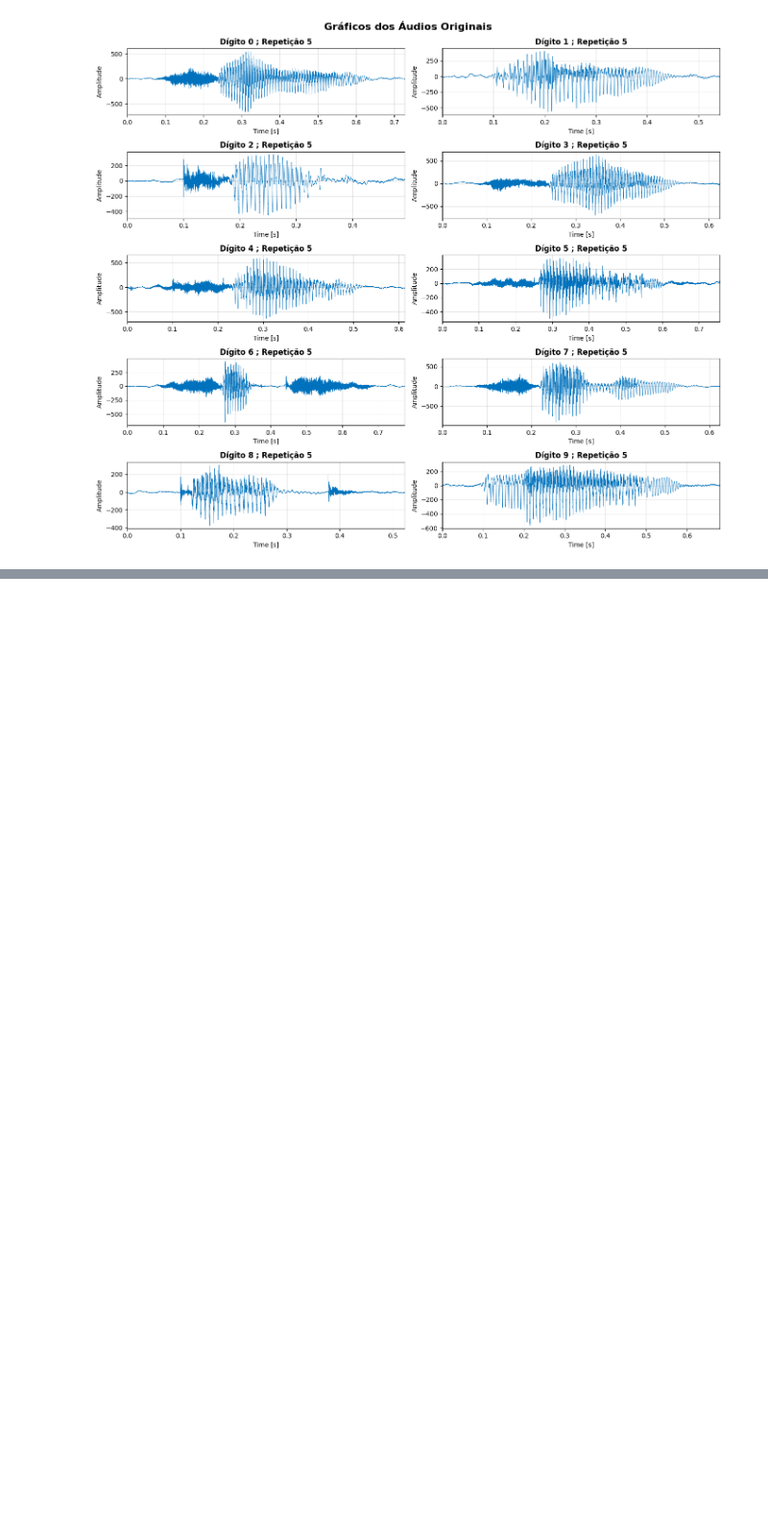
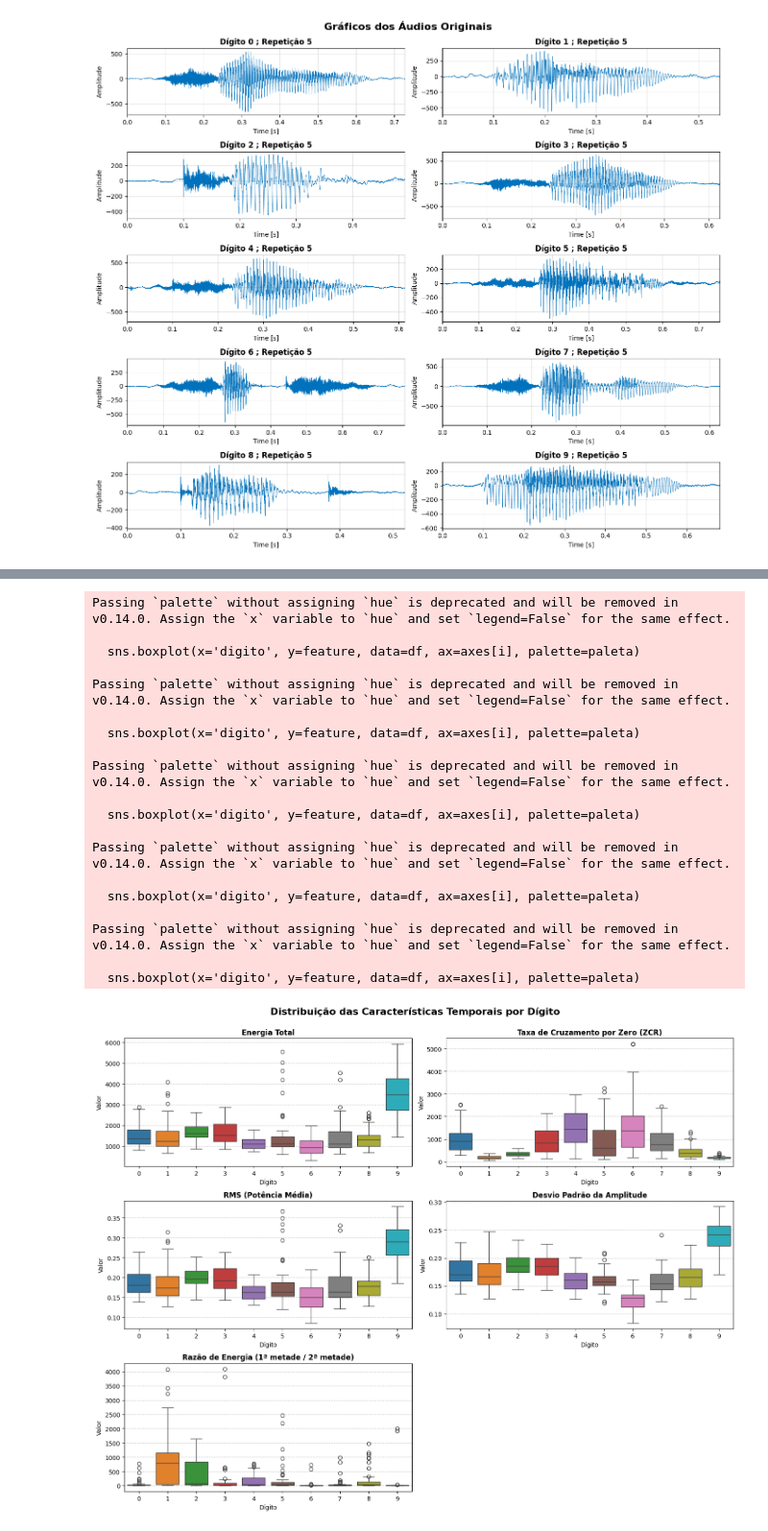
Before and after one commit to tdamiaon/ATD-Projeto, a Jupyter notebook: ATD_Projeto.ipynb, the cells around one changed output, grey strips where cells are left out. Shown at 96% size. Drawn from its saved outputs; the diff is of its cells as text; code cells hidden in the pictures; blank space fills up the shorter version.

```diff
--- a/ATD_Projeto.ipynb
+++ b/ATD_Projeto.ipynb
@@ -64,0 +150,53 @@ plt.show()
+# %%
+import matplotlib.pyplot as plt
+import seaborn as sns
+
+# Definir a paleta de cores para os 10 dígitos
+paleta = sns.color_palette("tab10", 10)
+
+# Lista das 5 características temporais que calculámos no Passo 7
+features = ['energia_total', 'zcr', 'rms', 'desvio_padrao', 'razao_energia']
+nomes_features = ['Energia Total', 'Taxa de Cruzamento por Zero (ZCR)',
+                  'RMS (Potência Média)', 'Desvio Padrão da Amplitude',
+                  'Razão de Energia (1ª metade / 2ª metade)']
+
+# --- 1. Criar a grelha de Boxplots para avaliar individualmente cada feature ---
+fig, axes = plt.subplots(nrows=3, ncols=2, figsize=(15, 12))
+fig.suptitle('Distribuição das Características Temporais por Dígito', fontsize=16, fontweight='bold')
+
+# Achatar a matriz de eixos para facilitar o loop
+axes = axes.flatten()
+
+for i, feature in enumerate(features):
+    sns.boxplot(x='digito', y=feature, data=df, ax=axes[i], palette=paleta)
+    axes[i].set_title(nomes_features[i], fontweight='bold')
+    axes[i].set_xlabel('Dígito')
+    axes[i].set_ylabel('Valor')
+    axes[i].grid(axis='y', linestyle='--', alpha=0.7)
+
+# Ocultar o último gráfico (vazio) pois temos 5 features para 6 espaços
+axes[5].set_visible(False)
+plt.tight_layout()
+fig.subplots_adjust(top=0.92)
+plt.show()
+# %% [output]
+Passing `palette` without assigning `hue` is deprecated and will be removed in v0.14.0. Assign the `x` variable to `hue` and set `legend=False` for the same effect.
+
+  sns.boxplot(x='digito', y=feature, data=df, ax=axes[i], palette=paleta)
+
+Passing `palette` without assigning `hue` is deprecated and will be removed in v0.14.0. Assign the `x` variable to `hue` and set `legend=False` for the same effect.
+
+  sns.boxplot(x='digito', y=feature, data=df, ax=axes[i], palette=paleta)
+
+Passing `palette` without assigning `hue` is deprecated and will be removed in v0.14.0. Assign the `x` variable to `hue` and set `legend=False` for the same effect.
+
+  sns.boxplot(x='digito', y=feature, data=df, ax=axes[i], palette=paleta)
+
+Passing `palette` without assigning `hue` is deprecated and will be removed in v0.14.0. Assign the `x` variable to `hue` and set `legend=False` for the same effect.
+
+  sns.boxplot(x='digito', y=feature, data=df, ax=axes[i], palette=paleta)
+
+Passing `palette` without assigning `hue` is deprecated and will be removed in v0.14.0. Assign the `x` variable to `hue` and set `legend=False` for the same effect.
+
+  sns.boxplot(x='digito', y=feature, data=df, ax=axes[i], palette=paleta)
+[figure, added]
```
Also changed, not shown: parts of 7 cells of this notebook.
